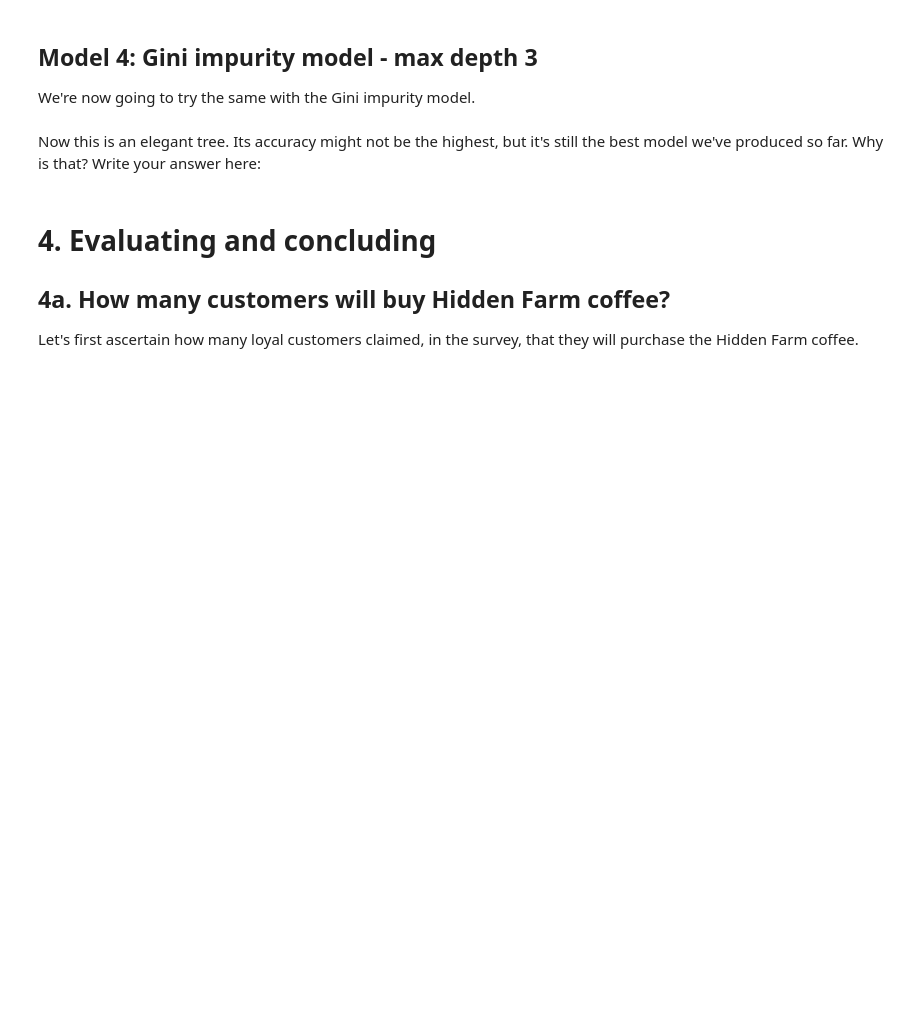
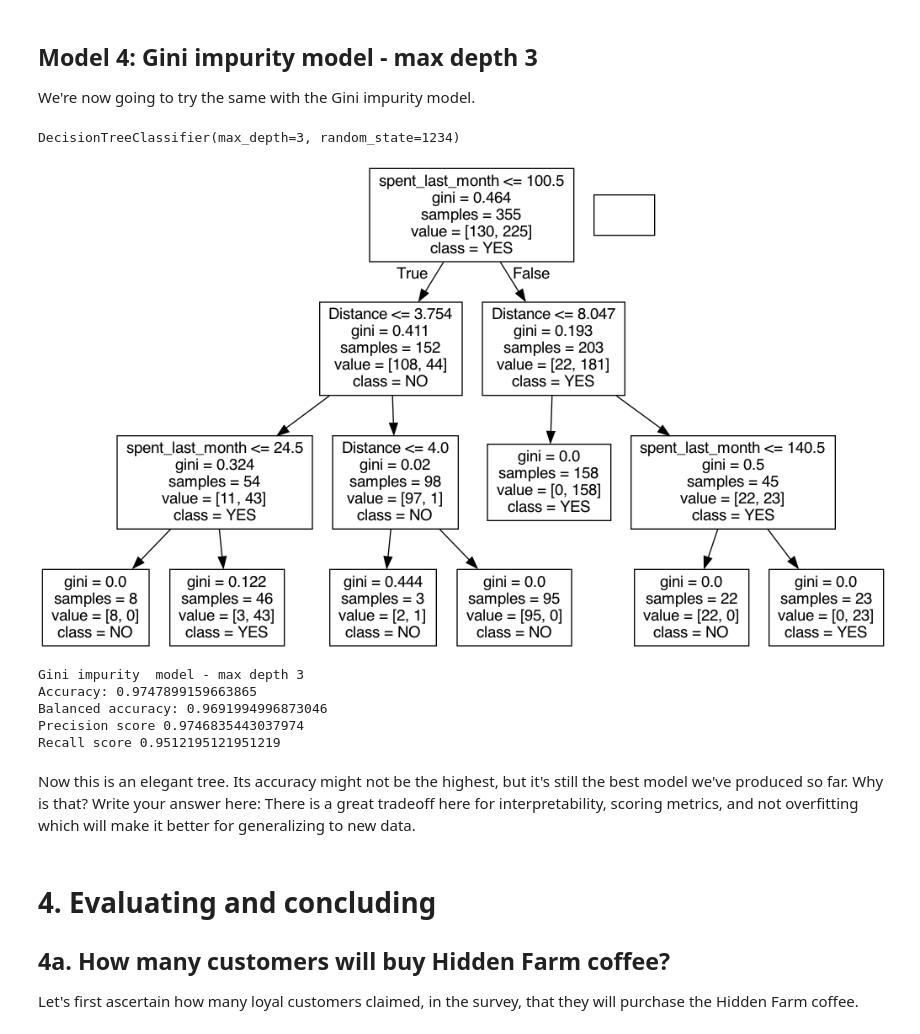
Before and after one commit to BrettlyCD/decision_trees, a Jupyter notebook: Springboard Decision Tree Specialty Coffee Case Study - Tier 3.ipynb, the cells around one changed output. Drawn from its saved outputs; the diff is of its cells as text; code cells hidden in the pictures; blank space fills up the shorter version.

Commit message:
Complete final models and conclusions.

```diff
--- a/Springboard Decision Tree Specialty Coffee Case Study - Tier 3.ipynb
+++ b/Springboard Decision Tree Specialty Coffee Case Study - Tier 3.ipynb
@@ -514,7 +514,15 @@ So our accuracy decreased, but is this certainly an inferior tree to the max dep
 We're now going to try the same with the Gini impurity model.
 # %%
 # As before, make a variable, but call it gini_model2, and ensure the max_depth parameter is set to 3
-_ _ _ = _ _ _._ _ _(_ _ _ ='_ _ _ ', _ _ _ = 1234, _ _ _  = _ _ _ )
+gini_model2 = tree.DecisionTreeClassifier(criterion='gini', random_state= 1234, max_depth = 3)
 
 # Do the fit, predict, and series transformations as before.
-_ _ _
+gini_model2.fit(X_train, y_train)
+
+y_pred_gini2 = gini_model2.predict(X_test)
+
+pd.Series(y_pred_gini2)
+
+gini_model2
+# %% [output]
+DecisionTreeClassifier(max_depth=3, random_state=1234)
@@ -528,11 +529,25 @@ _ _ _
+# %%
+dotfile = StringIO()
+
+tree.export_graphviz(gini_model2, out_file=dotfile, feature_names=X_train.columns, class_names=gini_model2.classes_)
+graph = pydotplus.graph_from_dot_data(dotfile.getvalue())
+Image(graph.create_png())
+# %% [output]
+[figure, added]
 # %%
 print("Gini impurity  model - max depth 3")
-print("Accuracy:", metrics.accuracy_score(y_test,y_pred))
-print("Balanced accuracy:", metrics.balanced_accuracy_score(y_test,y_pred))
-print('Precision score' , metrics.precision_score(y_test,y_pred, pos_label = "YES"))
-print('Recall score' , metrics.recall_score(y_test,y_pred, pos_label = "NO"))
+print("Accuracy:", metrics.accuracy_score(y_test,y_pred_gini2))
+print("Balanced accuracy:", metrics.balanced_accuracy_score(y_test,y_pred_gini2))
+print('Precision score' , metrics.precision_score(y_test,y_pred_gini2, pos_label = "YES"))
+print('Recall score' , metrics.recall_score(y_test,y_pred_gini2, pos_label = "NO"))
+# %% [output]
+Gini impurity  model - max depth 3
+Accuracy: 0.9747899159663865
+Balanced accuracy: 0.9691994996873046
+Precision score 0.9746835443037974
+Recall score 0.9512195121951219
 # %% [markdown]
-Now this is an elegant tree. Its accuracy might not be the highest, but it's still the best model we've produced so far. Why is that? Write your answer here:
+Now this is an elegant tree. Its accuracy might not be the highest, but it's still the best model we've produced so far. Why is that? Write your answer here: There is a great tradeoff here for interpretability, scoring metrics, and not overfitting which will make it better for generalizing to new data.
 # %% [markdown]
 # 4. Evaluating and concluding
 ## 4a. How many customers will buy Hidden Farm coffee?
```
Also changed, not shown: parts of 18 cells of this notebook.
